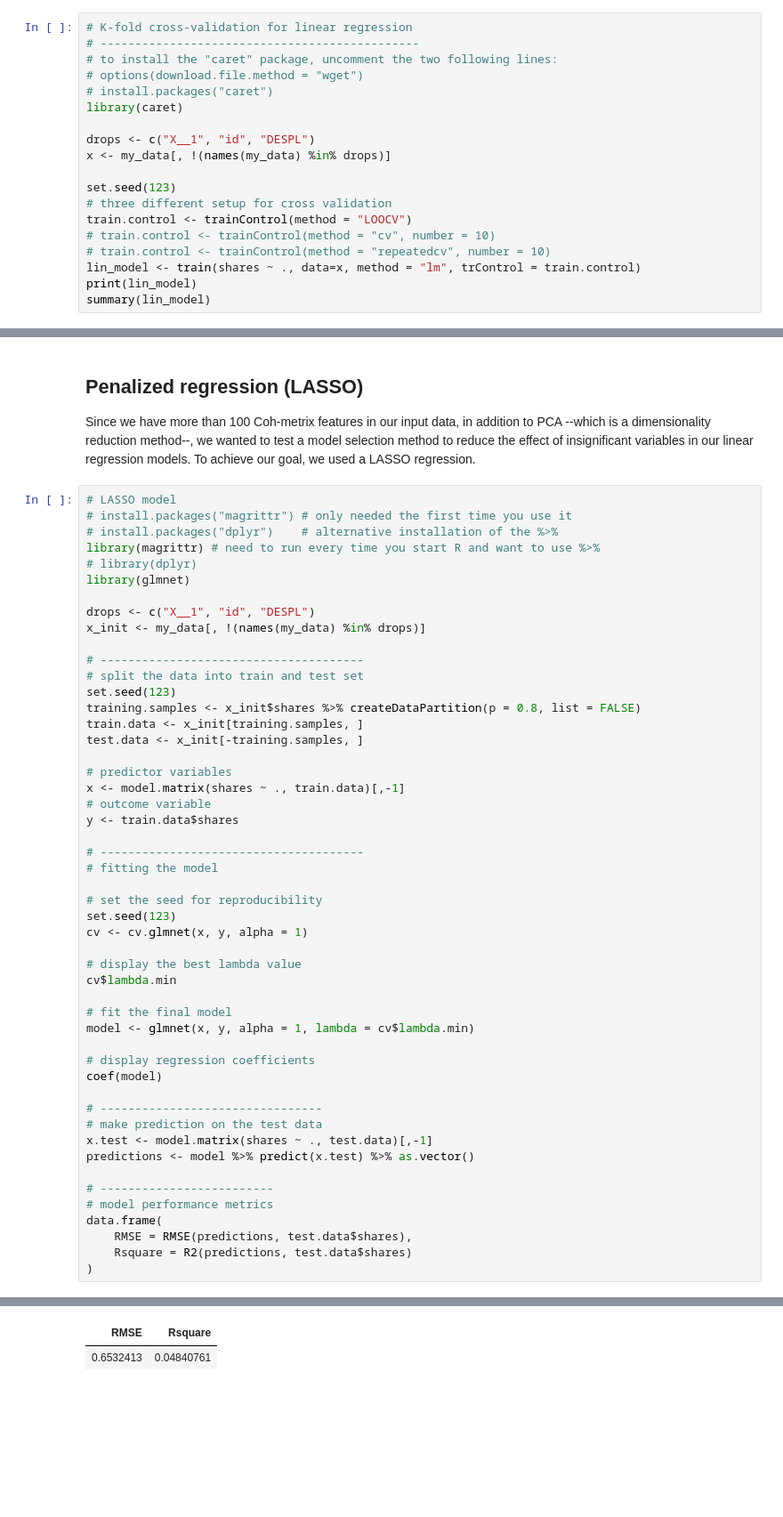
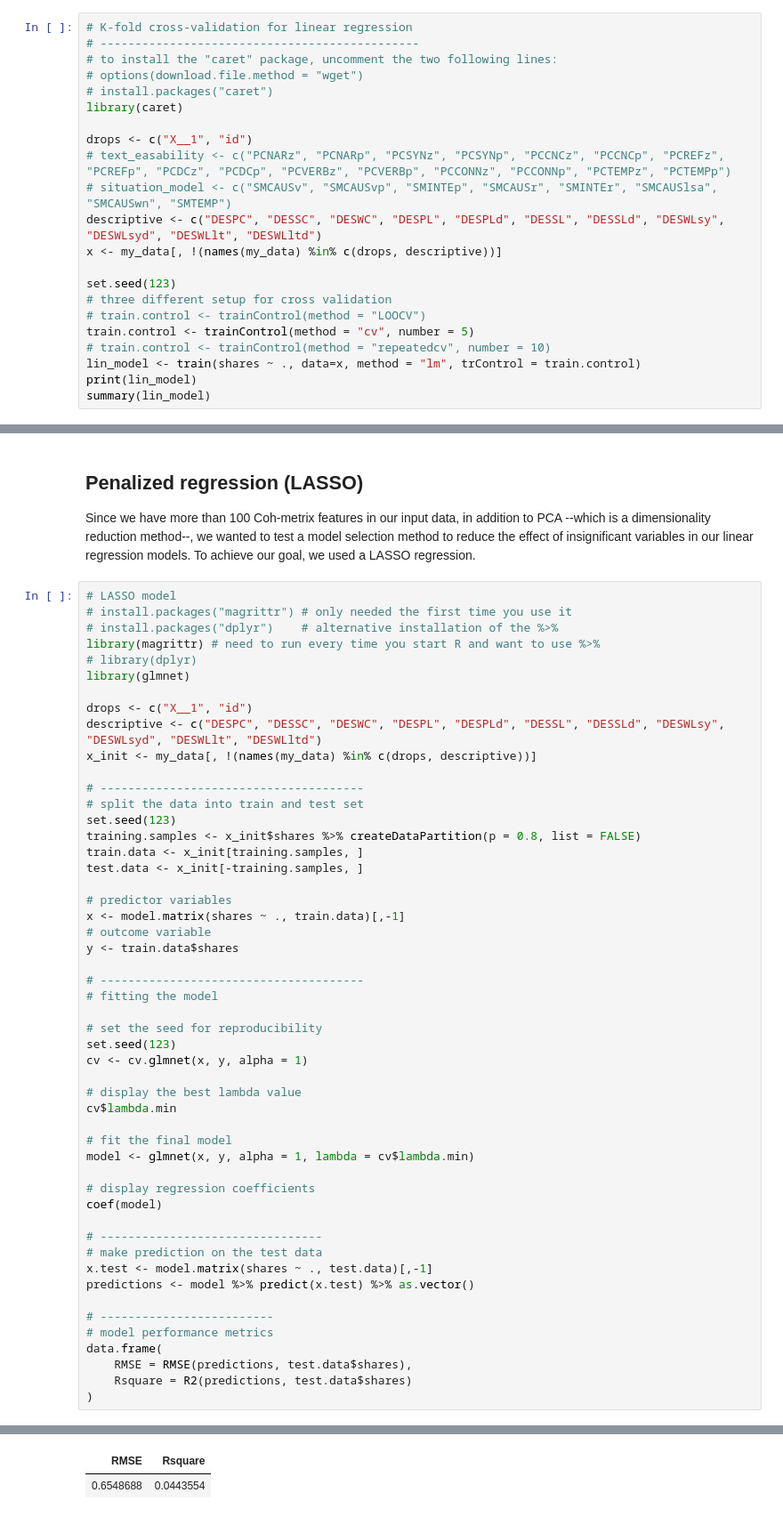
Before and after one commit to phosseini/SBP-BRiMS2019, a Jupyter notebook: regression_analysis.ipynb, the cells around one changed output, grey strips where cells are left out. Shown: that part at 89% size. Drawn from its saved outputs; the diff is of its cells as text; blank space fills up the shorter version.

```diff
--- a/regression_analysis.ipynb
+++ b/regression_analysis.ipynb
@@ -76,13 +77,16 @@ In this section, we train our linear regression models using three methods of cr
 # install.packages("caret")
 library(caret)
 
-drops <- c("X__1", "id", "DESPL")
-x <- my_data[, !(names(my_data) %in% drops)]
+drops <- c("X__1", "id")
+# text_easability <- c("PCNARz", "PCNARp", "PCSYNz", "PCSYNp", "PCCNCz", "PCCNCp", "PCREFz", "PCREFp", "PCDCz", "PCDCp", "PCVERBz", "PCVERBp", "PCCONNz", "PCCONNp", "PCTEMPz", "PCTEMPp")
+# situation_model <- c("SMCAUSv", "SMCAUSvp", "SMINTEp", "SMCAUSr", "SMINTEr", "SMCAUSlsa", "SMCAUSwn", "SMTEMP")
+descriptive <- c("DESPC", "DESSC", "DESWC", "DESPL", "DESPLd", "DESSL", "DESSLd", "DESWLsy", "DESWLsyd", "DESWLlt", "DESWLltd")
+x <- my_data[, !(names(my_data) %in% c(drops, descriptive))]
 
 set.seed(123)
 # three different setup for cross validation
-train.control <- trainControl(method = "LOOCV")
-# train.control <- trainControl(method = "cv", number = 10)
+# train.control <- trainControl(method = "LOOCV")
+train.control <- trainControl(method = "cv", number = 5)
 # train.control <- trainControl(method = "repeatedcv", number = 10)
 lin_model <- train(shares ~ ., data=x, method = "lm", trControl = train.control)
 print(lin_model)
@@ -244,8 +254,9 @@ library(magrittr) # need to run every time you start R and want to use %>%
 # library(dplyr)
 library(glmnet)
 
-drops <- c("X__1", "id", "DESPL")
-x_init <- my_data[, !(names(my_data) %in% drops)]
+drops <- c("X__1", "id")
+descriptive <- c("DESPC", "DESSC", "DESWC", "DESPL", "DESPLd", "DESSL", "DESSLd", "DESWLsy", "DESWLsyd", "DESWLlt", "DESWLltd")
+x_init <- my_data[, !(names(my_data) %in% c(drops, descriptive))]
 
 # --------------------------------------
 # split the data into train and test set
@@ -308,2 +322,2 @@ label        0.0637260291
 | RMSE | Rsquare |
-| 0.6532413 | 0.04840761 |
+| 0.6548688 | 0.0443554 |
```
Also changed, not shown: parts of 5 cells of this notebook, 1 other file.
